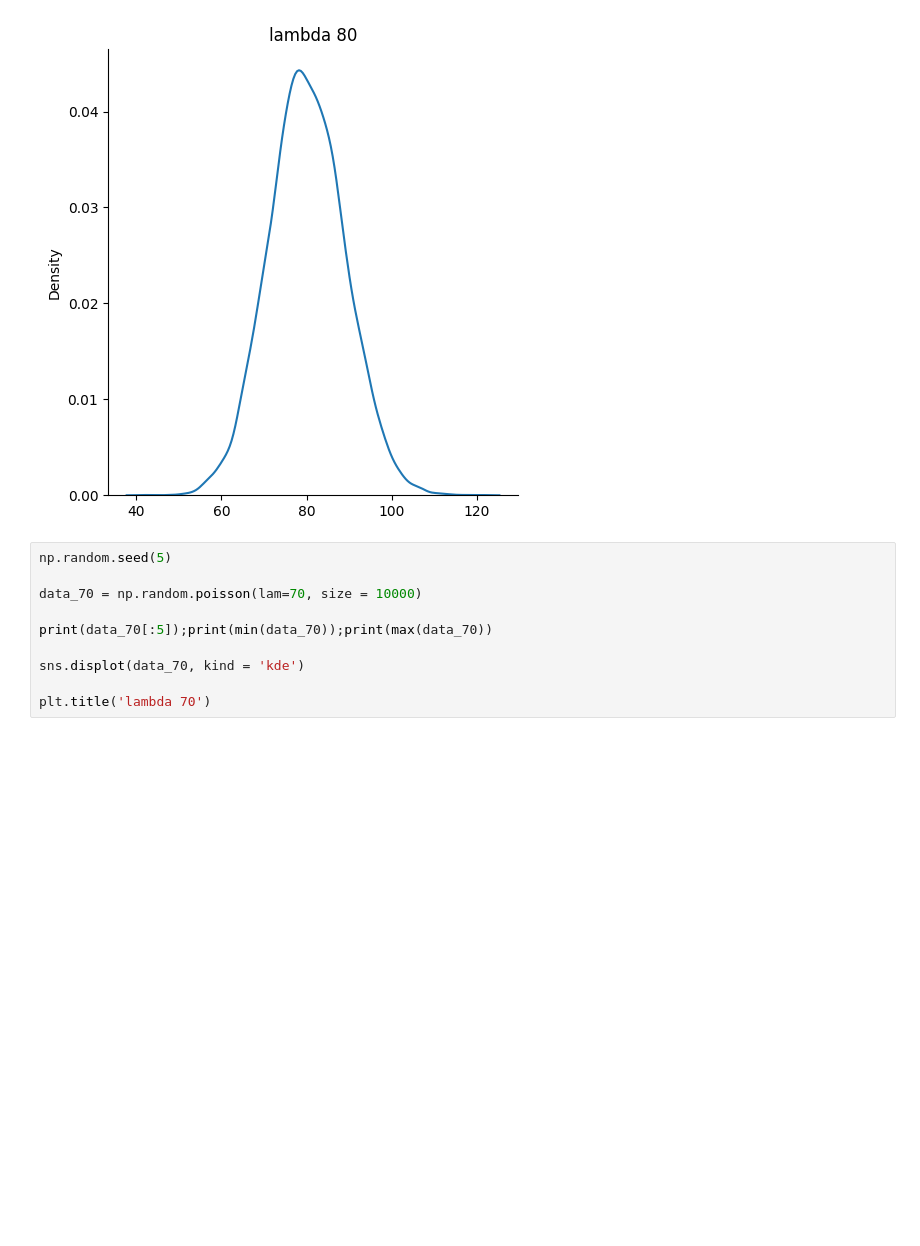
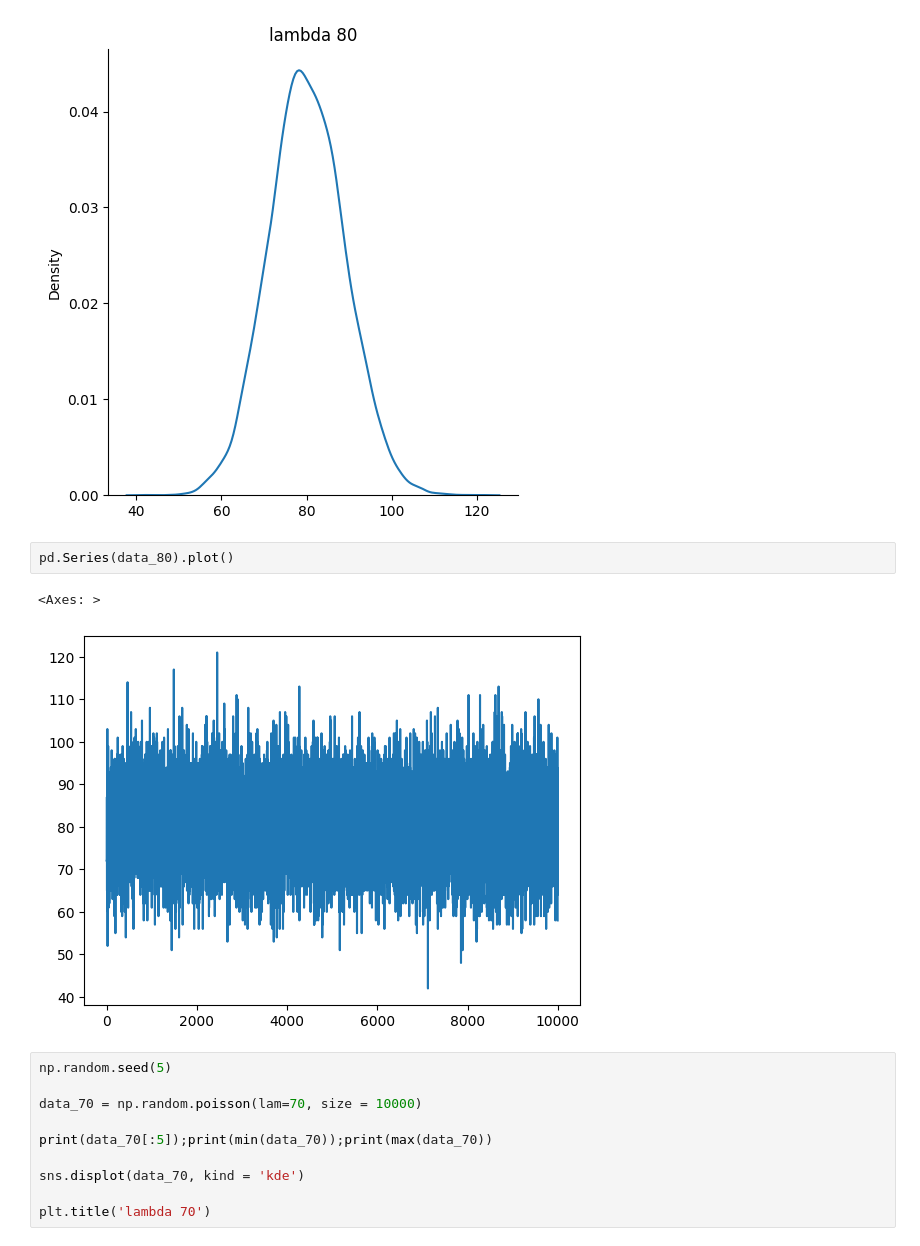
Before and after one commit to tabjun/Anomaly-Detection, a Jupyter notebook: simulation/poisson_generation.ipynb, the cells around one changed output. Drawn from its saved outputs; the diff is of its cells as text; blank space fills up the shorter version.

```diff
--- a/simulation/poisson_generation.ipynb
+++ b/simulation/poisson_generation.ipynb
@@ -19,6 +22,11 @@ plt.title('lambda 80')
 121
 Text(0.5, 1.0, 'lambda 80')
 [figure]
+# %%
+pd.Series(data_80).plot()
+# %% [output]
+<Axes: >
+[figure, added]
 # %%
 np.random.seed(5)
 
```
Also changed, not shown: parts of 25 cells of this notebook.
